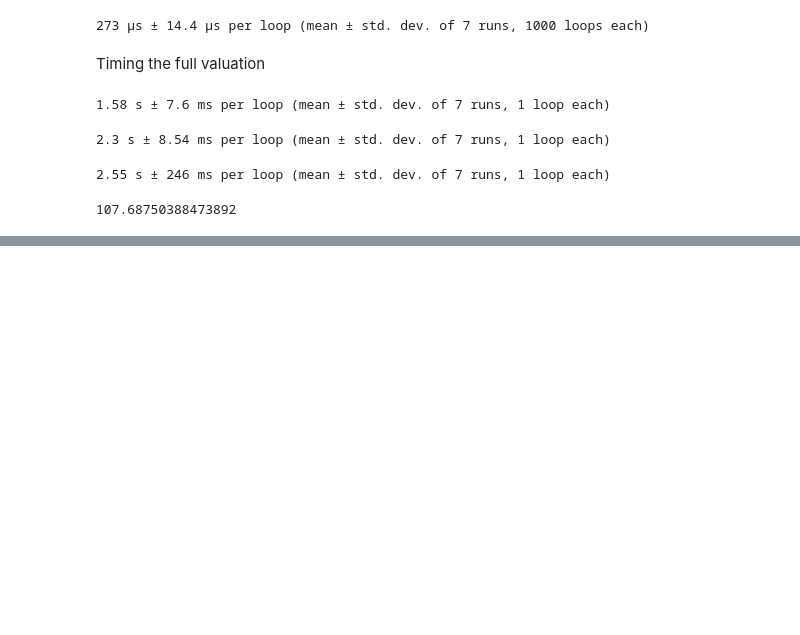
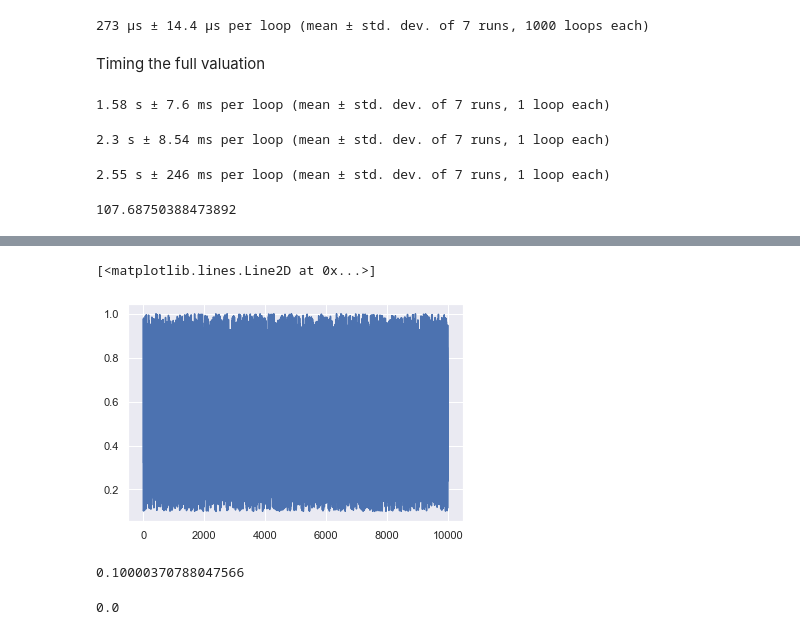
Before and after one commit to majkee15/credit_collections_rl, a Jupyter notebook: learning/policy_pricer/pricer_profiling.ipynb, the cells around one changed output, grey strips where cells are left out. Drawn from its saved outputs; the diff is of its cells as text; code cells hidden in the pictures; blank space fills up the shorter version.

```diff
--- a/learning/policy_pricer/pricer_profiling.ipynb
+++ b/learning/policy_pricer/pricer_profiling.ipynb
@@ -191,0 +235,15 @@ aav.u(sample_acc[0], sample_acc[1])
+# %%
+random_draws_cython = [cython_pricer_optimized.potential_repayment(0.1, 1) for _ in range(10000)]
+# %%
+plt.plot(random_draws_cython)
+# %% [output]
+[<matplotlib.lines.Line2D at 0x...>]
+[figure, added]
+# %%
+np.min(res_python[:, 0])
+# %% [output]
+0.10000370788047566
+# %%
+np.min(res_cython[:, 0])
+# %% [output]
+0.0
```
Also changed, not shown: parts of 30 cells of this notebook, 2 other files.
